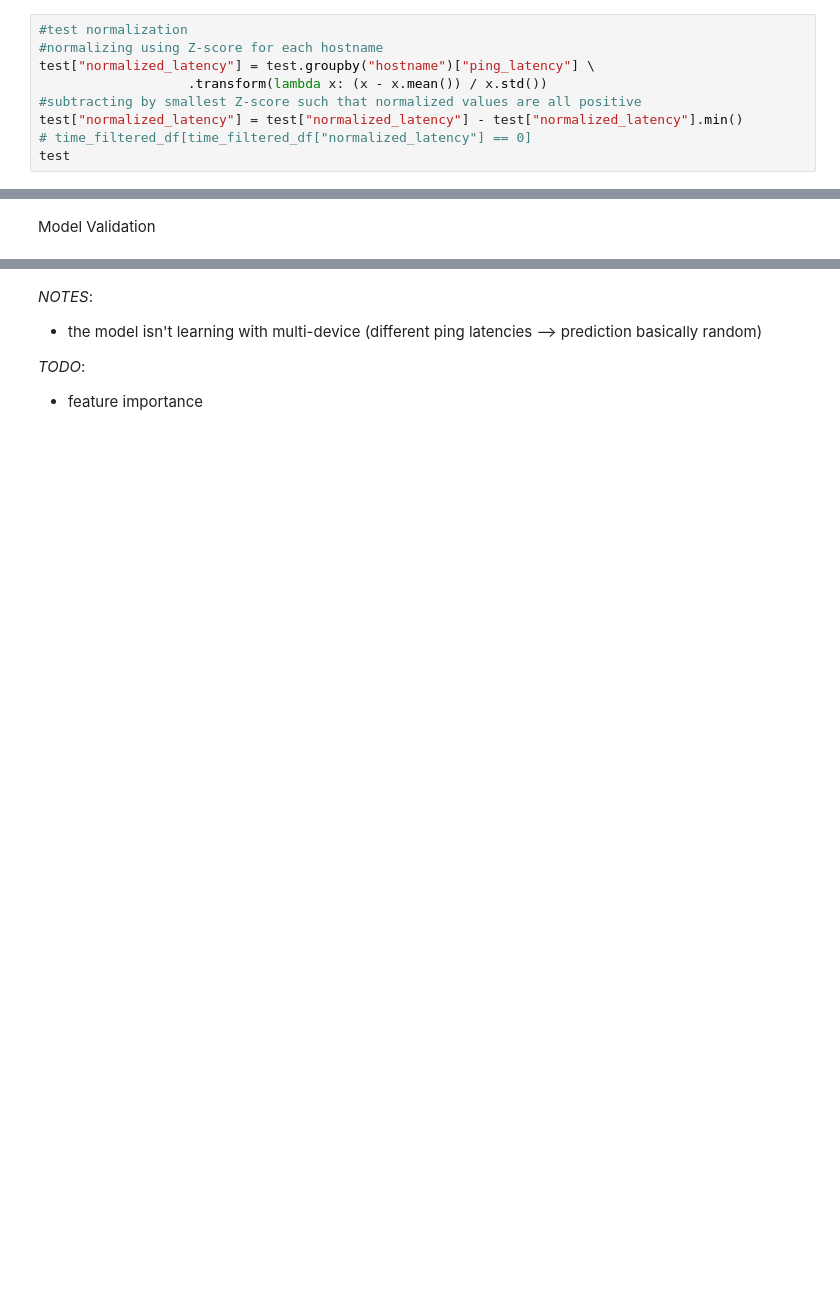
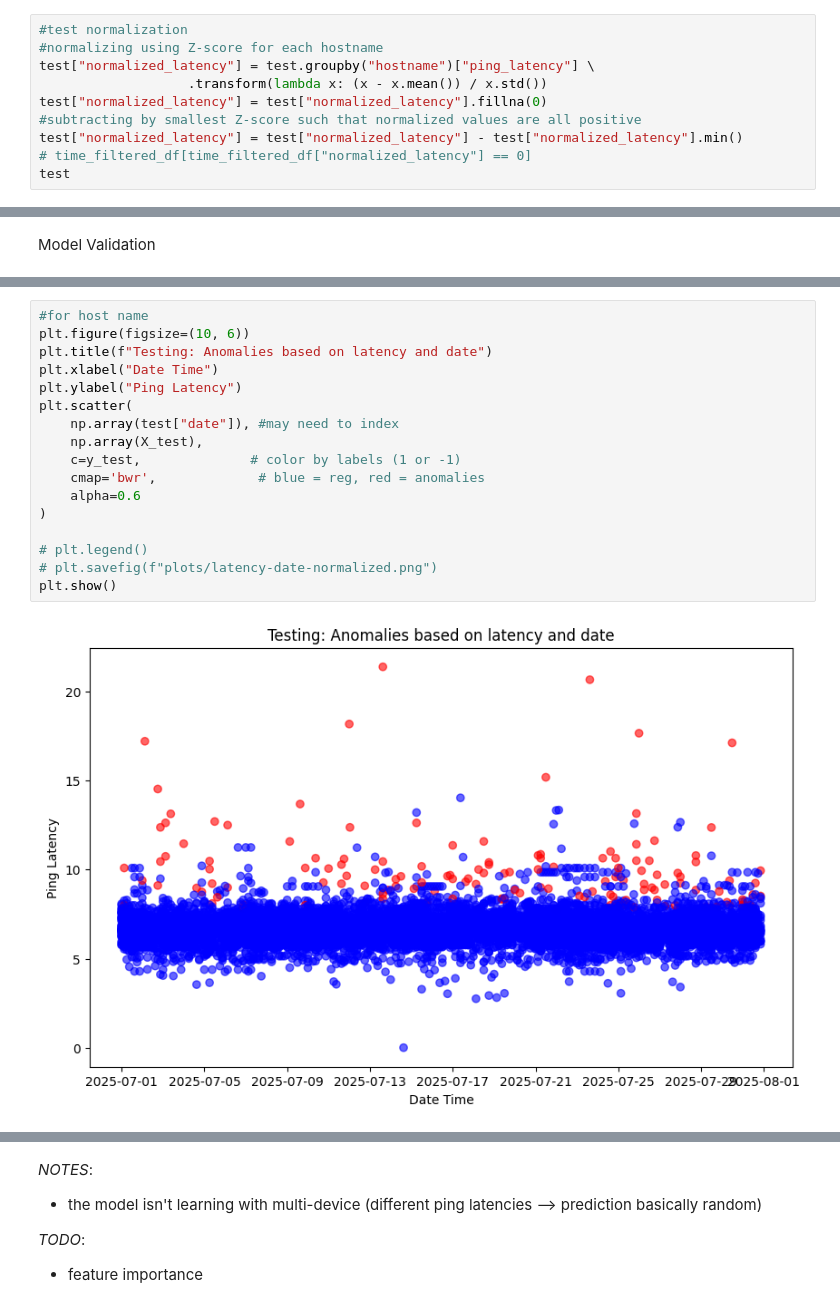
Before and after one commit to noise-course/course-project-Luca-W-D, a Jupyter notebook: step2.ipynb, the cells around one changed output, grey strips where cells are left out. Drawn from its saved outputs; the diff is of its cells as text; blank space fills up the shorter version.

```diff
--- a/step2.ipynb
+++ b/step2.ipynb
@@ -191,6 +192,7 @@ train
 #normalizing using Z-score for each hostname
 test["normalized_latency"] = test.groupby("hostname")["ping_latency"] \
                    .transform(lambda x: (x - x.mean()) / x.std())
+test["normalized_latency"] = test["normalized_latency"].fillna(0)
 #subtracting by smallest Z-score such that normalized values are all positive
 test["normalized_latency"] = test["normalized_latency"] - test["normalized_latency"].min()
 # time_filtered_df[time_filtered_df["normalized_latency"] == 0]
@@ -213,0 +281,19 @@ Model Validation
+# %%
+#for host name
+plt.figure(figsize=(10, 6))
+plt.title(f"Testing: Anomalies based on latency and date")
+plt.xlabel("Date Time")
+plt.ylabel("Ping Latency")
+plt.scatter(
+    np.array(test["date"]), #may need to index
+    np.array(X_test),
+    c=y_test,              # color by labels (1 or -1)
+    cmap='bwr',             # blue = reg, red = anomalies
+    alpha=0.6
+)
+
+# plt.legend()
+# plt.savefig(f"plots/latency-date-normalized.png")
+plt.show()
+# %% [output]
+[figure, added]
```
Also changed, not shown: parts of 11 cells of this notebook, 1 other file.
